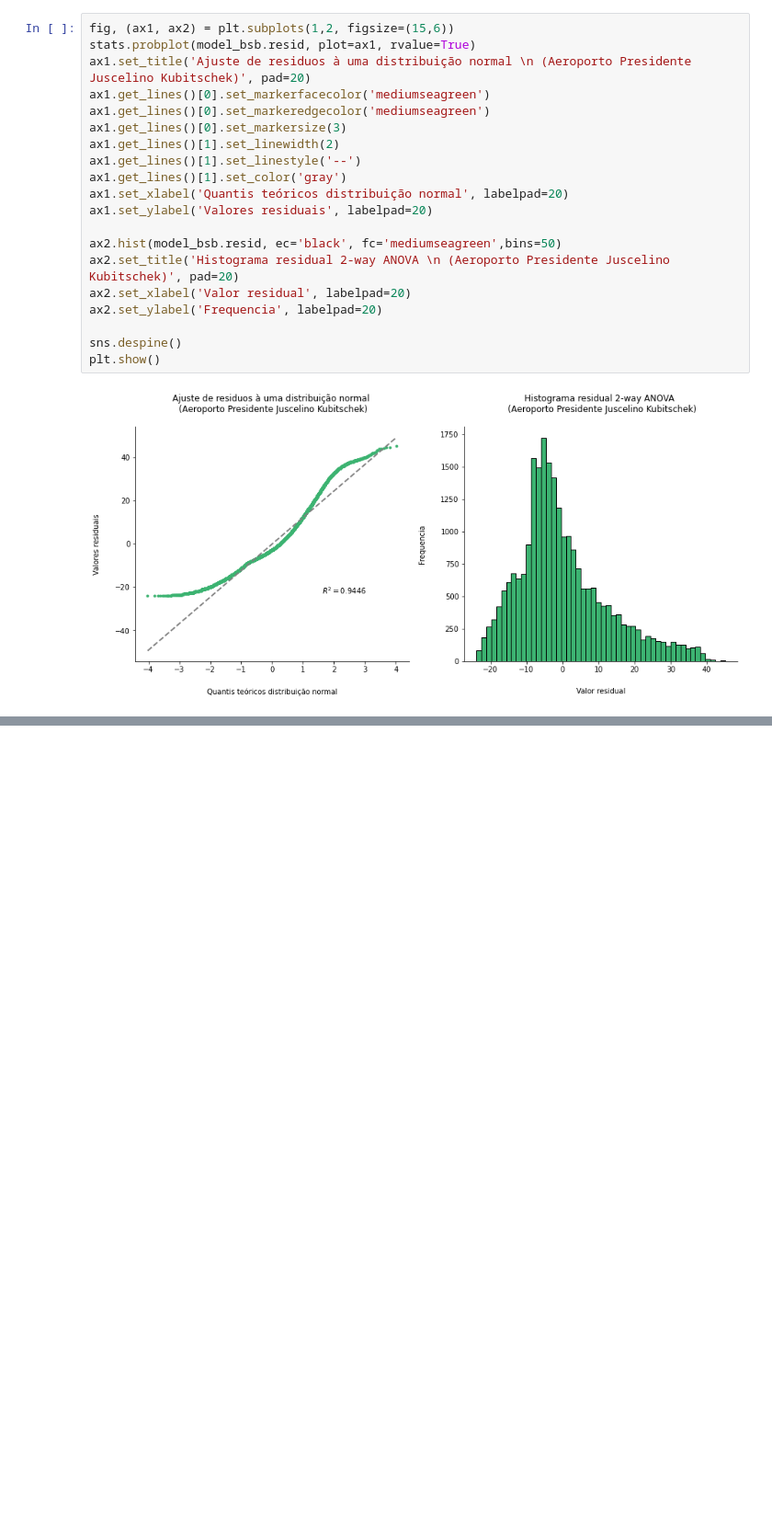
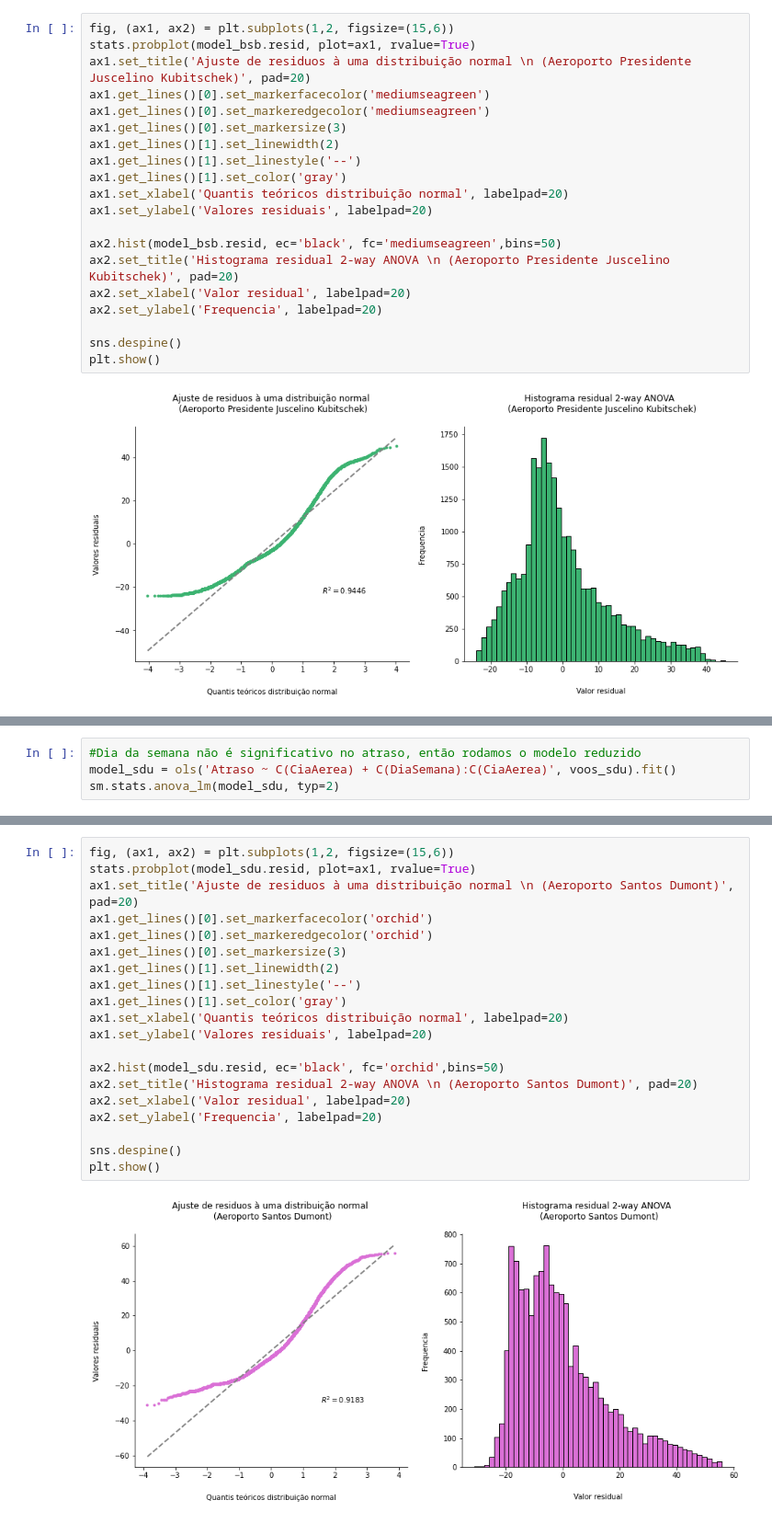
Before and after one commit to vinismachadoo/aviacao-civil-brasil, a Jupyter notebook: controle_estatistico_voos.ipynb, the cells around one changed output, grey strips where cells are left out. Shown at 92% size. Drawn from its saved outputs; the diff is of its cells as text; blank space fills up the shorter version.

```diff
--- a/controle_estatistico_voos.ipynb
+++ b/controle_estatistico_voos.ipynb
@@ -420,0 +459,4 @@ plt.show()
+# %%
+#Dia da semana não é significativo no atraso, então rodamos o modelo reduzido
+model_sdu = ols('Atraso ~ C(CiaAerea) + C(DiaSemana):C(CiaAerea)', voos_sdu).fit()
+sm.stats.anova_lm(model_sdu, typ=2)
@@ -420,0 +527,22 @@ plt.show()
+# %%
+fig, (ax1, ax2) = plt.subplots(1,2, figsize=(15,6))
+stats.probplot(model_sdu.resid, plot=ax1, rvalue=True)
+ax1.set_title('Ajuste de residuos à uma distribuição normal \n (Aeroporto Santos Dumont)', pad=20)
+ax1.get_lines()[0].set_markerfacecolor('orchid')
+ax1.get_lines()[0].set_markeredgecolor('orchid')
+ax1.get_lines()[0].set_markersize(3)
+ax1.get_lines()[1].set_linewidth(2)
+ax1.get_lines()[1].set_linestyle('--')
+ax1.get_lines()[1].set_color('gray')
+ax1.set_xlabel('Quantis teóricos distribuição normal', labelpad=20)
+ax1.set_ylabel('Valores residuais', labelpad=20)
+
+ax2.hist(model_sdu.resid, ec='black', fc='orchid',bins=50)
+ax2.set_title('Histograma residual 2-way ANOVA \n (Aeroporto Santos Dumont)', pad=20)
+ax2.set_xlabel('Valor residual', labelpad=20)
+ax2.set_ylabel('Frequencia', labelpad=20)
+
+sns.despine()
+plt.show()
+# %% [output]
+[figure, added]
```
Also changed, not shown: parts of 9 cells of this notebook.
